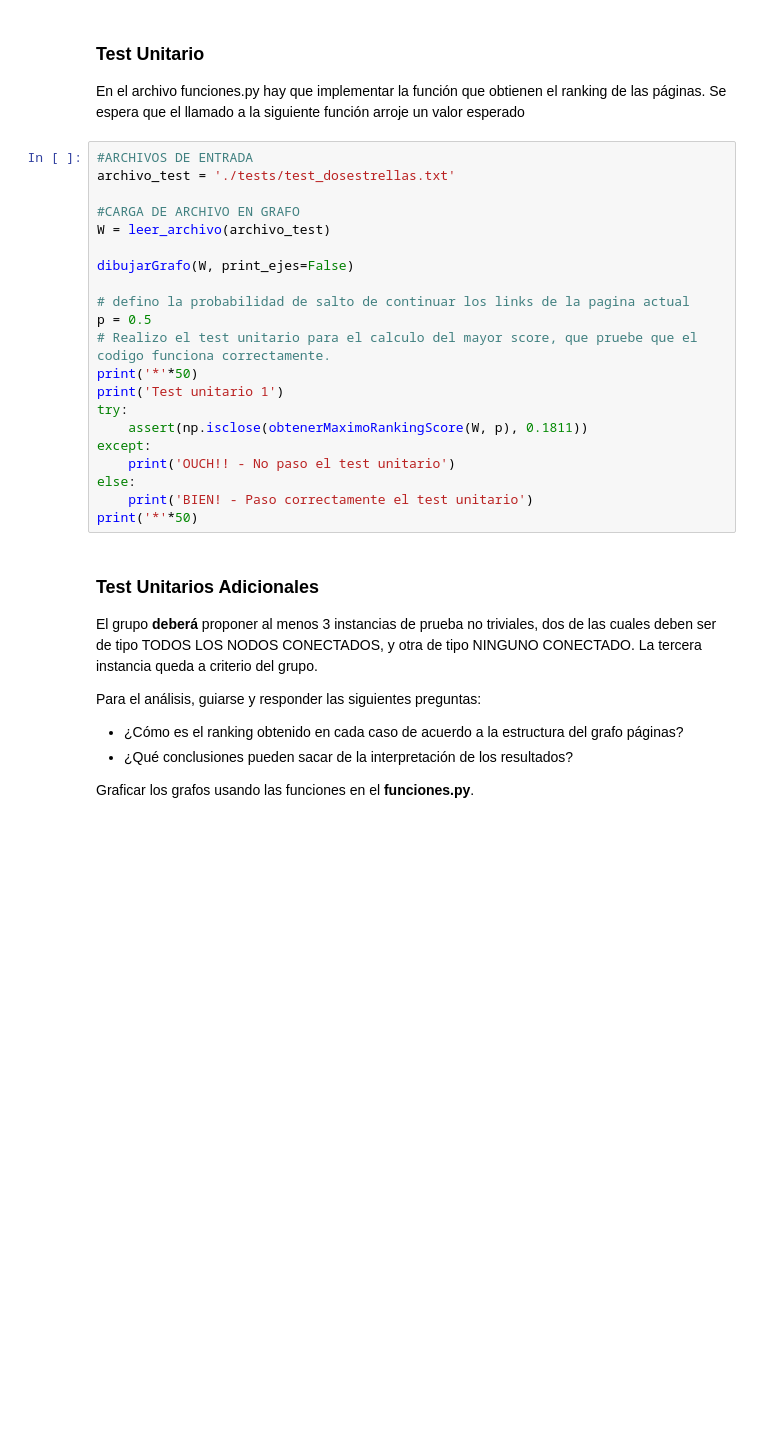
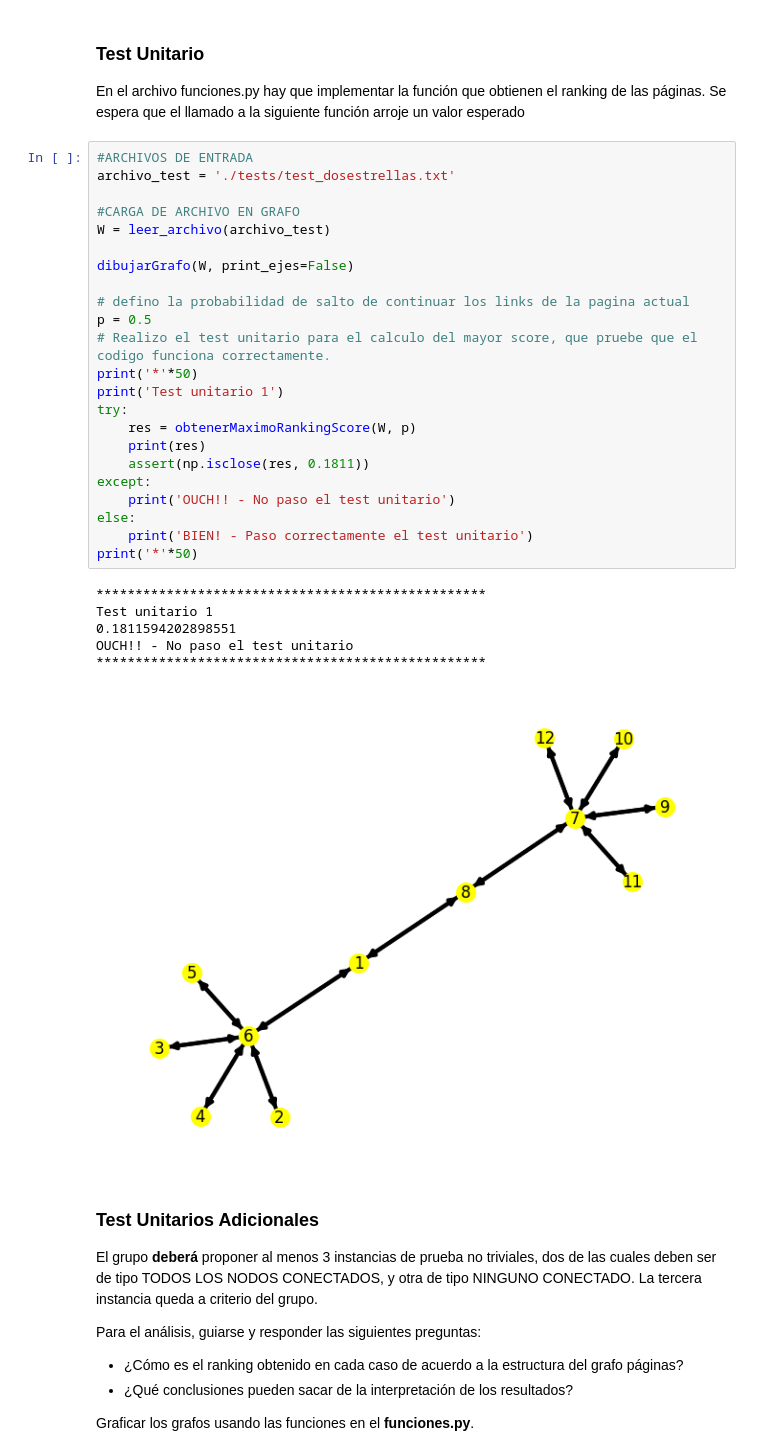
Before and after one commit to pedrobergaglio/algebra-lineal-computacional-2024, a Jupyter notebook: grupo_XX_TP1.ipynb, the cells around one changed output. Drawn from its saved outputs; the diff is of its cells as text; blank space fills up the shorter version.

Commit message:
agrego los pdfs y labo4. aunque raro funciona el calcular ranking. también agrego la pregunta 2

```diff
--- a/grupo_XX_TP1.ipynb
+++ b/grupo_XX_TP1.ipynb
@@ -35,24 +55,33 @@ Se espera que el llamado a la siguiente función arroje un valor esperado
 # %%
 #ARCHIVOS DE ENTRADA
 archivo_test = './tests/test_dosestrellas.txt'
 
 #CARGA DE ARCHIVO EN GRAFO
 W = leer_archivo(archivo_test)
 
 dibujarGrafo(W, print_ejes=False)
 
 # defino la probabilidad de salto de continuar los links de la pagina actual
 p = 0.5
 # Realizo el test unitario para el calculo del mayor score, que pruebe que el codigo funciona correctamente.
 print('*'*50)
 print('Test unitario 1')
 try:
-    assert(np.isclose(obtenerMaximoRankingScore(W, p), 0.1811))
+    res = obtenerMaximoRankingScore(W, p)
+    print(res)
+    assert(np.isclose(res, 0.1811))
 except:
     print('OUCH!! - No paso el test unitario')
 else:
     print('BIEN! - Paso correctamente el test unitario')
 print('*'*50)
+# %% [output]
+**************************************************
+Test unitario 1
+0.1811594202898551
+OUCH!! - No paso el test unitario
+**************************************************
+[figure, added]
 # %% [markdown]
 ### Test Unitarios Adicionales
 
```
Also changed, not shown: parts of 2 cells of this notebook, 7 other files.
